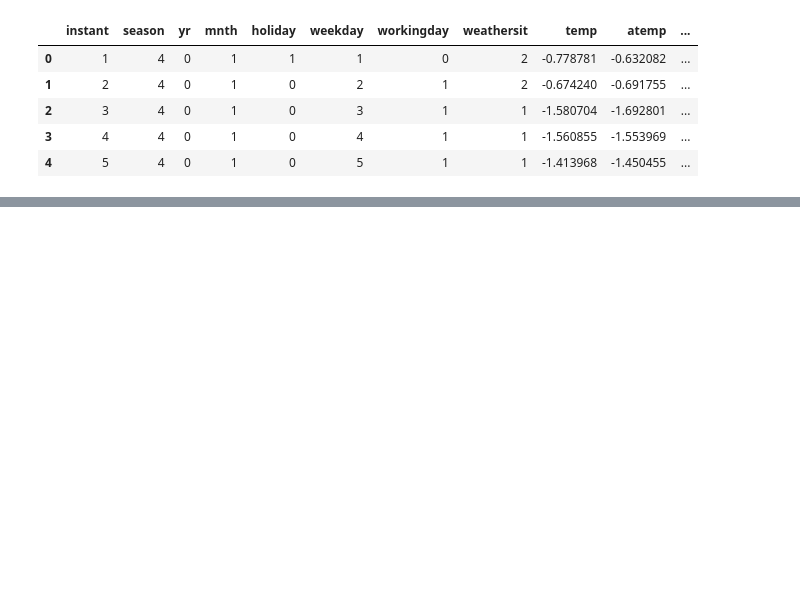
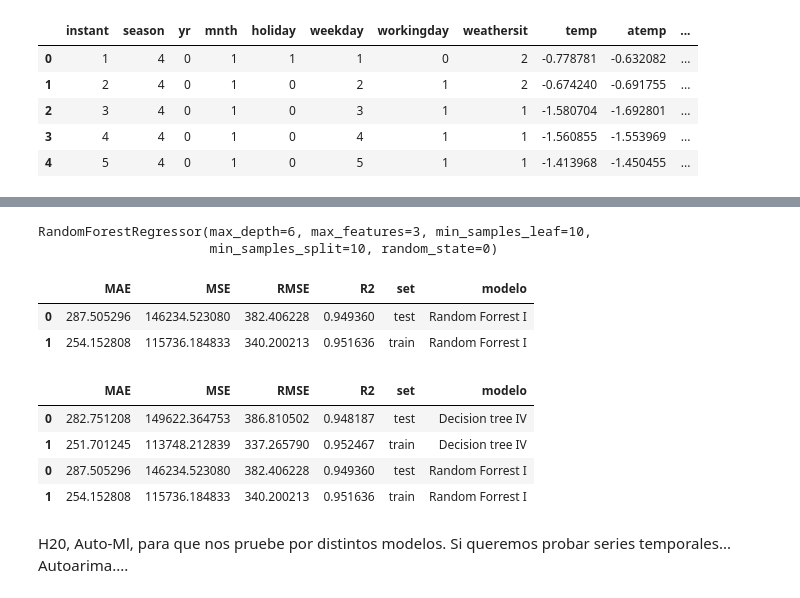
Before and after one commit to Adalab/Adalab-project-da-promo-B-module-3-team-2, a Jupyter notebook: random_forest.ipynb, the cells around one changed output, grey strips where cells are left out. Saved outputs shown, nothing was run; the diff lists cells and outputs as text; code cells hidden in the pictures; blank space fills up the shorter version.

Commit message:
Randomforest, ultimo modelo

```diff
--- a/random_forest.ipynb
+++ b/random_forest.ipynb
@@ -37,0 +131,2 @@ df.head()
+# %%
+rf.fit(x_train, y_train)
@@ -37,0 +141,26 @@ df.head()
+# %%
+mejor_modelo = rf.best_estimator_
+mejor_modelo
+# %% [output]
+RandomForestRegressor(max_depth=6, max_features=3, min_samples_leaf=10,
+                      min_samples_split=10, random_state=0)
+# %%
+y_pred_test_dt5 = mejor_modelo.predict(x_test)
+y_pred_train_dt5 = mejor_modelo.predict(x_train)
+# %%
+dt_results5 = metricas(y_test, y_train, y_pred_test_dt5, y_pred_train_dt5, "Random Forrest I")
+dt_results5
+# %% [output]
+|  | MAE | MSE | RMSE | R2 | set | modelo |
+| 0 | 287.505296 | 146234.523080 | 382.406228 | 0.949360 | test | Random Forrest I |
+| 1 | 254.152808 | 115736.184833 | 340.200213 | 0.951636 | train | Random Forrest I |
+# %%
+
+df_decision_results = pd.concat([dt_results4, dt_results5], axis = 0)
+df_decision_results
+# %% [output]
+|  | MAE | MSE | RMSE | R2 | set | modelo |
+| 0 | 282.751208 | 149622.364753 | 386.810502 | 0.948187 | test | Decision tree IV |
+| 1 | 251.701245 | 113748.212839 | 337.265790 | 0.952467 | train | Decision tree IV |
+| 0 | 287.505296 | 146234.523080 | 382.406228 | 0.949360 | test | Random Forrest I |
+| 1 | 254.152808 | 115736.184833 | 340.200213 | 0.951636 | train | Random Forrest I |
@@ -37,0 +169,2 @@ df.head()
+# %% [markdown]
+H20, Auto-Ml, para que nos pruebe por distintos modelos. Si queremos probar series temporales... Autoarima....
```
Also changed, not shown: parts of 17 cells of this notebook, 2 other files.
